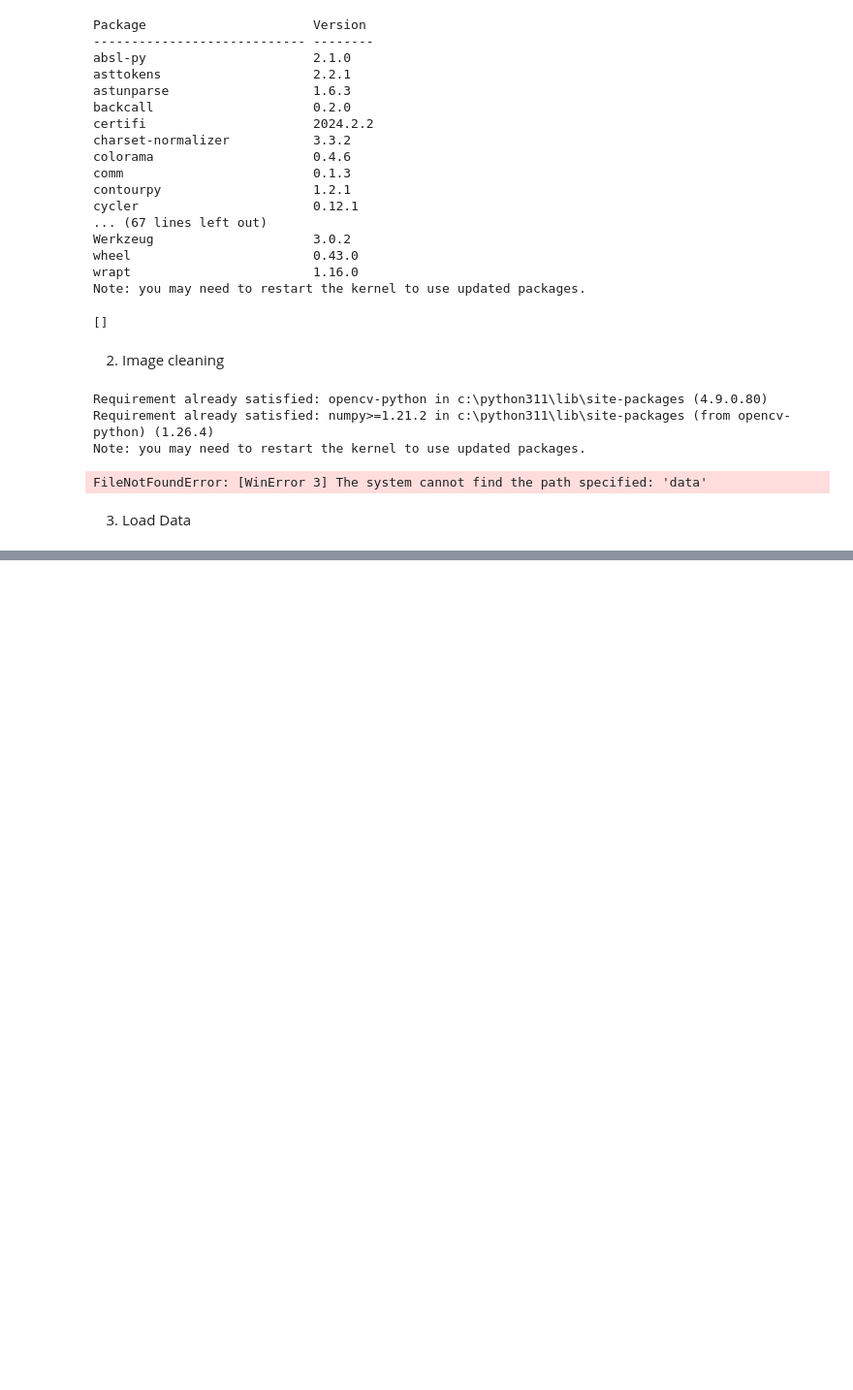
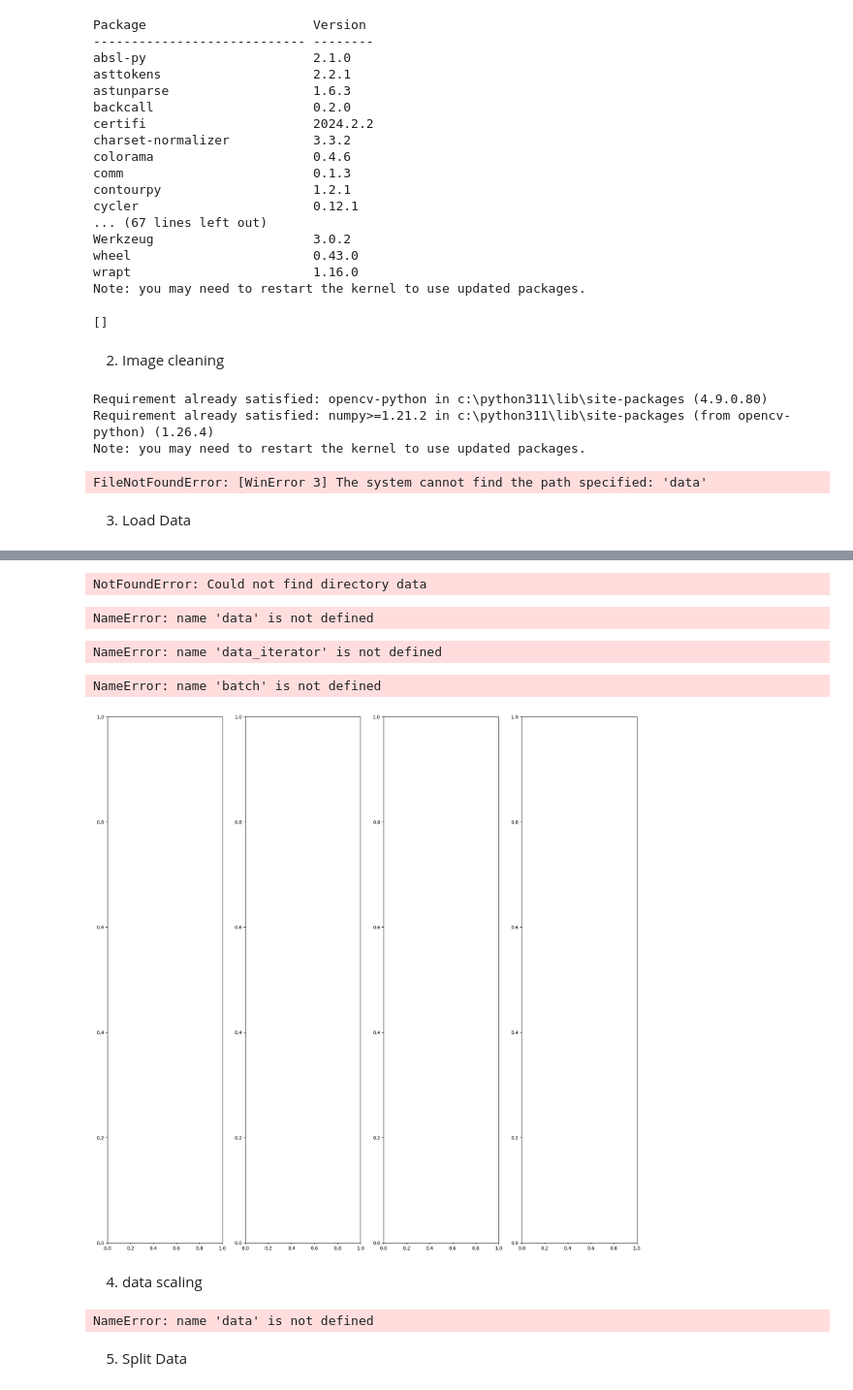
Before and after one commit to wtom002/dewy, a Jupyter notebook: src/model/imageClassification.ipynb, the cells around one changed output, grey strips where cells are left out. Shown: that part at 97% size. Cells and saved outputs as stored; diff of their text form; code cells hidden in the pictures; blank space fills up the shorter version.

Commit message:
workaround for images

```diff
--- a/src/model/imageClassification.ipynb
+++ b/src/model/imageClassification.ipynb
@@ -89,0 +88,26 @@ ModuleNotFoundError: No module named 'matplotlib'
+# %%
+data = tf.keras.utils.image_dataset_from_directory('data')
+# %% [output]
+NotFoundError: Could not find directory data
+# %%
+data_iterator = data.as_numpy_iterator()
+# %% [output]
+NameError: name 'data' is not defined
+# %%
+batch = data_iterator.next()
+# %% [output]
+NameError: name 'data_iterator' is not defined
+# %%
+fig, ax = plt.subplots(ncols=4, figsize=(20,20))
+for idx, img in enumerate(batch[0][:4]):
+    ax[idx].imshow(img.astype(int))
+    ax[idx].title.set_text(batch[1][idx])
+# %% [output]
+NameError: name 'batch' is not defined
+[figure, added]
+# %% [markdown]
+4. data scaling
+# %%
+data = data.map(lambda x,y: (x/255, y))
+# %% [output]
+NameError: name 'data' is not defined
@@ -89,0 +116,2 @@ ModuleNotFoundError: No module named 'matplotlib'
+# %% [markdown]
+5. Split Data
```
Also changed, not shown: parts of 35 cells of this notebook, 8 other files.
